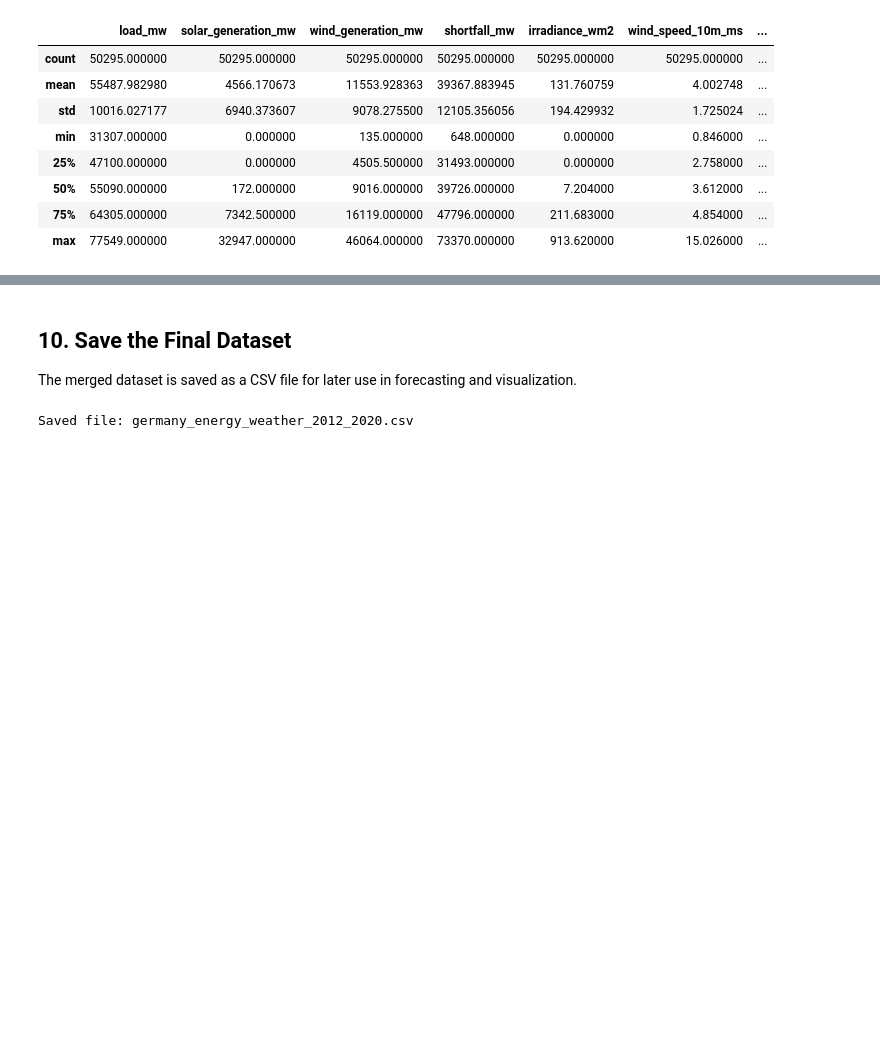
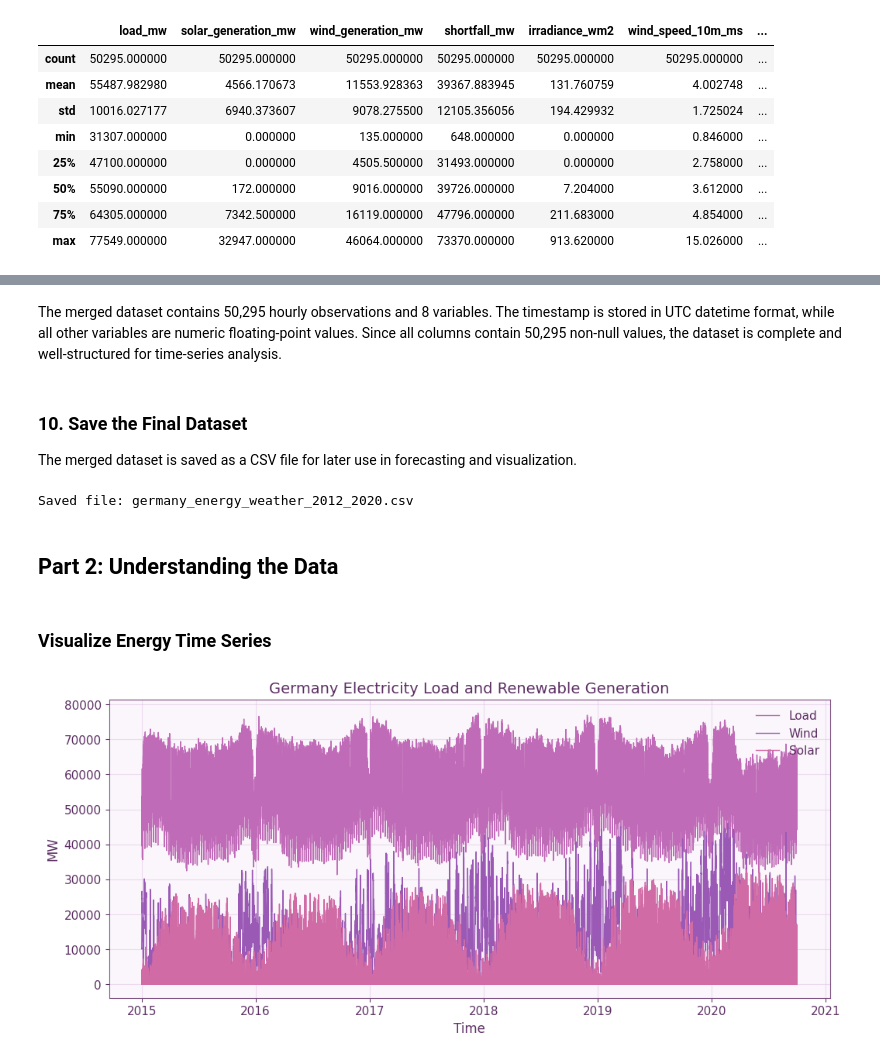
Before and after one commit to Varie737/Renewable-Energy-Data-Analysis, a Jupyter notebook: Renewable Energy Data Analysis project.ipynb, the cells around one changed output, grey strips where cells are left out. Cells and saved outputs as stored; diff of their text form; code cells hidden in the pictures; blank space fills up the shorter version.

```diff
--- a/Renewable Energy Data Analysis project.ipynb
+++ b/Renewable Energy Data Analysis project.ipynb
@@ -37 +40,33 @@ import requests
+# %%
+import matplotlib.pyplot as plt
+import matplotlib as mpl
+
+mpl.rcParams.update({
+    "figure.facecolor": "white",
+    "axes.facecolor": "#faf6fb",
+    "axes.edgecolor": "#7a4d7e",
+    "axes.labelcolor": "#5c2f63",
+    "axes.titlecolor": "#5c2f63",
+    "xtick.color": "#5c2f63",
+    "ytick.color": "#5c2f63",
+    "grid.color": "#d9b3df",
+    "grid.alpha": 0.4,
+    "text.color": "#5c2f63",
+    "axes.grid": True,
+    "font.size": 11,
+    "axes.titlesize": 14,
+    "axes.labelsize": 12,
+    "legend.frameon": False,
+    "lines.linewidth": 2,
+    "patch.edgecolor": "white"
+})
+from cycler import cycler
+
+mpl.rcParams["axes.prop_cycle"] = cycler(color=[
+    "#c06bb7",  # pink-purple
+    "#9b59b6",  # purple
+    "#d16ba5",  # rosy pink
+    "#7b68ee",  # soft violet
+    "#e08adf"   # light orchid
+])
 # %% [markdown]
@@ -310,5 +416,7 @@ Summary statistics:
+# %% [markdown]
+ The merged dataset contains 50,295 hourly observations and 8 variables. The timestamp is stored in UTC datetime format, while all other variables are numeric floating-point values. Since all columns contain 50,295 non-null values, the dataset is complete and well-structured for time-series analysis.
 # %% [markdown]
-## 10. Save the Final Dataset
+### 10. Save the Final Dataset
 
 The merged dataset is saved as a CSV file for later use in forecasting and visualization.
 # %%
@@ -316,3 +424,20 @@ merged.to_csv("germany_energy_weather_2012_2020.csv", index=False)
 print("Saved file: germany_energy_weather_2012_2020.csv")
 # %% [output]
 Saved file: germany_energy_weather_2012_2020.csv
+# %% [markdown]
+## Part 2: Understanding the Data
+# %% [markdown]
+### Visualize Energy Time Series
+# %%
+plt.figure(figsize=(12,5))
+plt.plot(merged["utc_timestamp"], merged["load_mw"], label="Load", linewidth=1)
+plt.plot(merged["utc_timestamp"], merged["wind_generation_mw"], label="Wind", linewidth=1)
+plt.plot(merged["utc_timestamp"], merged["solar_generation_mw"], label="Solar", linewidth=1)
+
+plt.legend()
+plt.title("Germany Electricity Load and Renewable Generation")
+plt.xlabel("Time")
+plt.ylabel("MW")
+plt.show()
+# %% [output]
+[figure, added]
```
Also changed, not shown: parts of 32 cells of this notebook.
